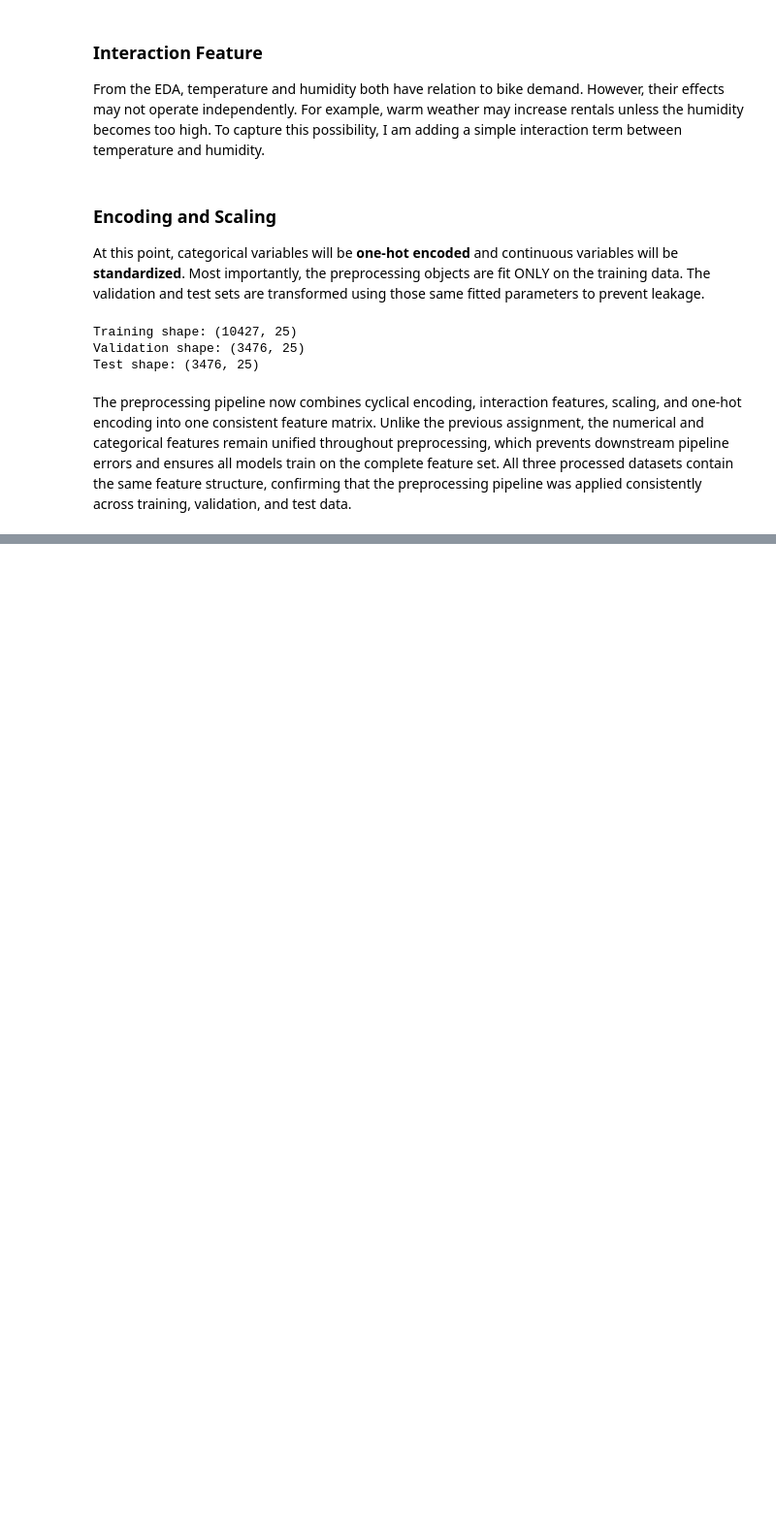
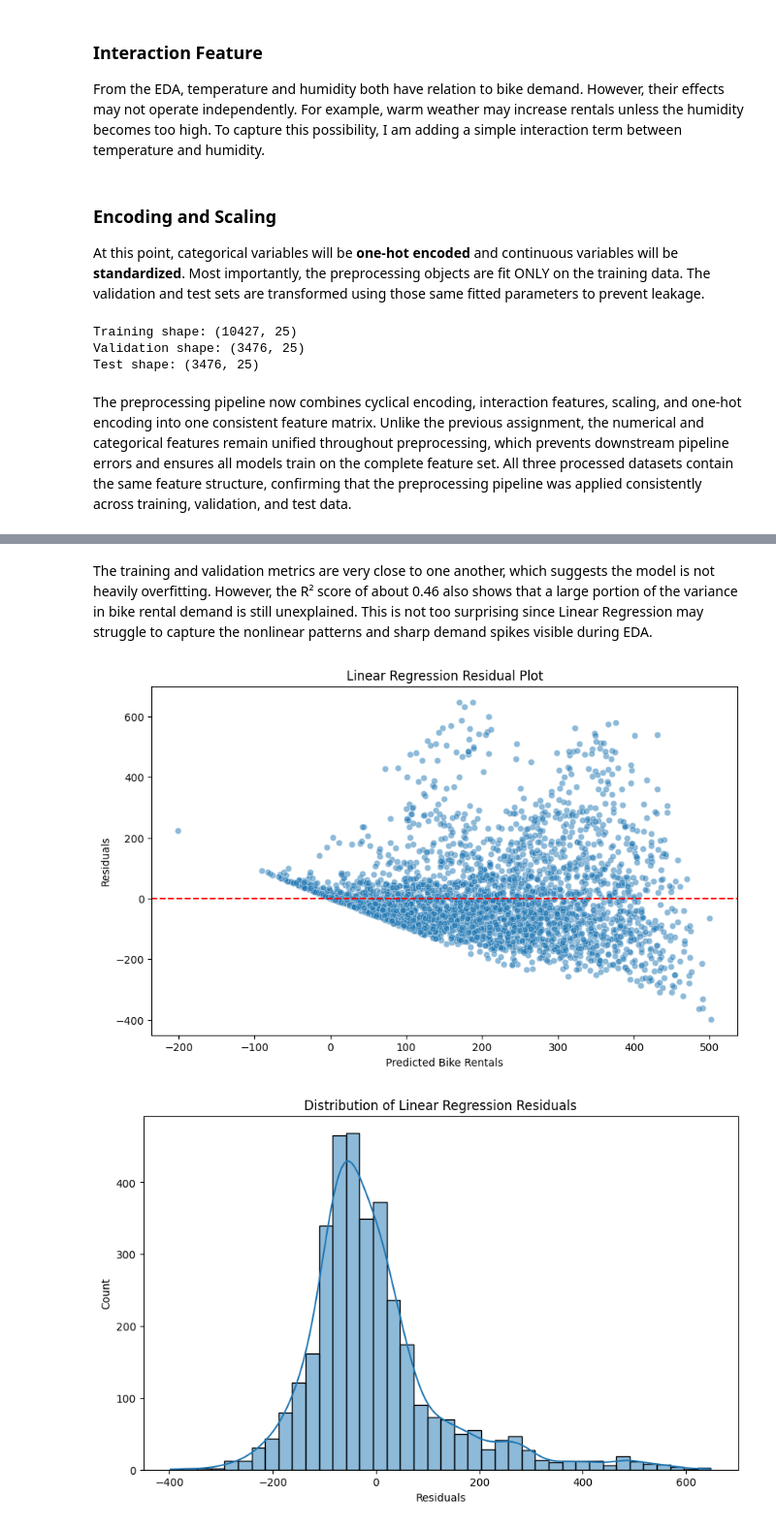
Before and after one commit to neerapatel5/ML-fundamentals-2026, a Jupyter notebook: Assignment_2_Neera_Patel.ipynb, the cells around one changed output, grey strips where cells are left out. Shown at 97% size. Saved outputs shown, nothing was run; the diff lists cells and outputs as text; code cells hidden in the pictures; blank space fills up the shorter version.

```diff
--- a/Assignment_2_Neera_Patel.ipynb
+++ b/Assignment_2_Neera_Patel.ipynb
@@ -493,0 +504,5 @@ X_test_processed = pd.DataFrame(
+# %%
+## train LR model
+lin_reg = LinearRegression()
+
+lin_reg.fit(X_train_processed, y_train)
@@ -493,0 +511,4 @@ X_test_processed = pd.DataFrame(
+# %%
+## predict
+lin_train_pred = lin_reg.predict(X_train_processed)
+lin_val_pred = lin_reg.predict(X_val_processed)
@@ -493,0 +550,37 @@ X_test_processed = pd.DataFrame(
+# %% [markdown]
+The training and validation metrics are very close to one another, which suggests the model is not heavily overfitting. However, the R² score of about 0.46 also shows that a large portion of the variance in bike rental demand is still unexplained. This is not too surprising since Linear Regression may struggle to capture the nonlinear patterns and sharp demand spikes visible during EDA.
+# %%
+##residuals
+lin_residuals = y_val - lin_val_pred
+# %%
+plt.figure(figsize=(10,6))
+sns.scatterplot(
+    x=lin_val_pred,
+    y=lin_residuals,
+    alpha=0.5
+)
+
+plt.axhline(
+    y=0,
+    color="red",
+    linestyle="--"
+)
+
+plt.xlabel("Predicted Bike Rentals")
+plt.ylabel("Residuals")
+plt.title("Linear Regression Residual Plot")
+plt.show()
+
+plt.figure(figsize=(10,6))
+sns.histplot(
+    lin_residuals,
+    bins=40,
+    kde=True
+)
+
+plt.xlabel("Residuals")
+plt.title("Distribution of Linear Regression Residuals")
+plt.show()
+# %% [output]
+[figure, added]
+[figure, added]
```
Also changed, not shown: parts of 9 cells of this notebook.
